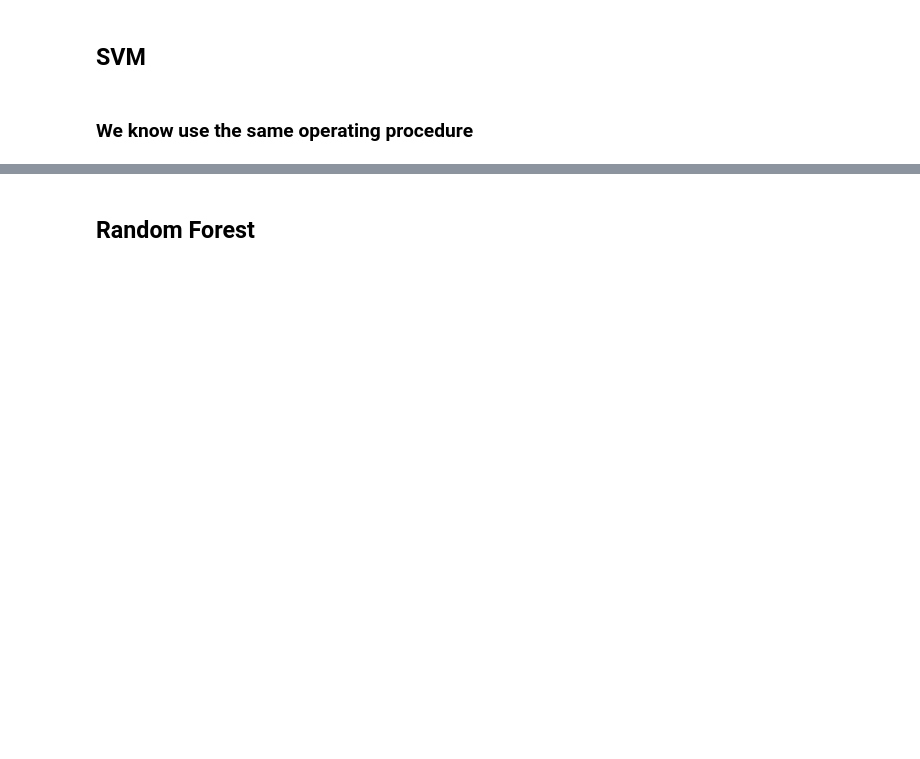
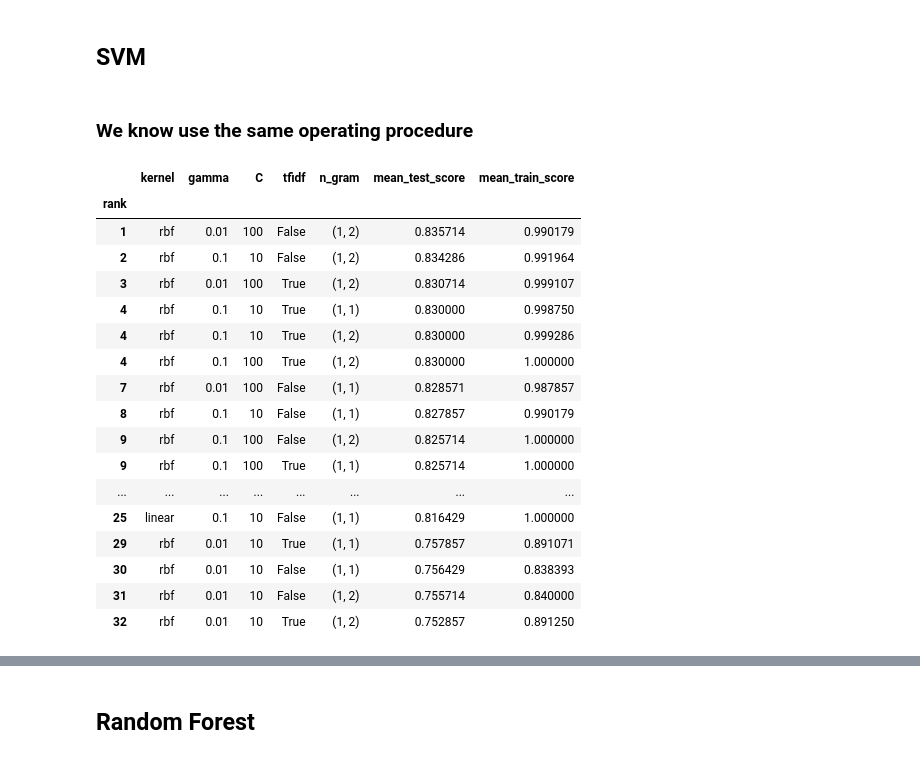
Before and after one commit to Poudingue/SML-review-polarity, a Jupyter notebook: SML_Cusson_Marmoret_Notebook.ipynb, the cells around one changed output, grey strips where cells are left out. Cells and saved outputs as stored; diff of their text form; code cells hidden in the pictures; blank space fills up the shorter version.

```diff
--- a/SML_Cusson_Marmoret_Notebook.ipynb
+++ b/SML_Cusson_Marmoret_Notebook.ipynb
@@ -140,33 +171,53 @@ print("Under ROC curve area : " + str(metrics.roc_auc_score(test_bayse_predictio
 # %%
 # Fitting
 pipeline_svm = Pipeline([('vect', CountVectorizer(stop_words='english', min_df=0.01, analyzer = "word")),
                      ('tfidf', TfidfTransformer()),
                      ('svc', SVC()),
                     ])
 
 parameters_svm = {'tfidf__use_idf': (True, False),
                   'vect__ngram_range': [(1, 1), (1, 2)],
                   'svc__kernel': ['linear','rbf'],
                   'svc__gamma': [0.1, 0.01],
                   'svc__C': [10, 100],
 }
 
-GridSearchSVM = GridSearchCV(pipeline_svm, parameters_svm, n_jobs=-1, cv=KFold(n_splits=5, random_state=0))
+GridSearchSVM = GridSearchCV(pipeline_svm, parameters_svm, n_jobs=-1, cv=KFold(n_splits=5, random_state=0), return_train_score=True)
 
 GridSearchSVM.fit(train_set_unlabeled, train_labels)
 
+# Get the results
 results_SVM = GridSearchSVM.cv_results_
 
 comparison_results = pd.DataFrame({"rank":results_SVM['rank_test_score'],
                                   "kernel":results_SVM["param_svc__kernel"],
                                   "gamma":results_SVM["param_svc__gamma"],
                                   "C":results_SVM["param_svc__C"],
                                   "tfidf":results_SVM["param_tfidf__use_idf"],
                                   "n_gram":results_SVM["param_vect__ngram_range"],
                                   "mean_test_score":results_SVM["mean_test_score"],
                                   "mean_train_score":results_SVM["mean_train_score"]}).set_index("rank")
 
 comparison_results.sort_values('rank', ascending=True)
+# %% [output]
+|  | kernel | gamma | C | tfidf | n_gram | mean_test_score | mean_train_score |
+| rank |  |  |  |  |  |  |  |
+| 1 | rbf | 0.01 | 100 | False | (1, 2) | 0.835714 | 0.990179 |
+| 2 | rbf | 0.1 | 10 | False | (1, 2) | 0.834286 | 0.991964 |
+| 3 | rbf | 0.01 | 100 | True | (1, 2) | 0.830714 | 0.999107 |
+| 4 | rbf | 0.1 | 10 | True | (1, 1) | 0.830000 | 0.998750 |
+| 4 | rbf | 0.1 | 10 | True | (1, 2) | 0.830000 | 0.999286 |
+| 4 | rbf | 0.1 | 100 | True | (1, 2) | 0.830000 | 1.000000 |
+| 7 | rbf | 0.01 | 100 | False | (1, 1) | 0.828571 | 0.987857 |
+| 8 | rbf | 0.1 | 10 | False | (1, 1) | 0.827857 | 0.990179 |
+| 9 | rbf | 0.1 | 100 | False | (1, 2) | 0.825714 | 1.000000 |
+| 9 | rbf | 0.1 | 100 | True | (1, 1) | 0.825714 | 1.000000 |
+| ... | ... | ... | ... | ... | ... | ... | ... |
+| 25 | linear | 0.1 | 10 | False | (1, 1) | 0.816429 | 1.000000 |
+| 29 | rbf | 0.01 | 10 | True | (1, 1) | 0.757857 | 0.891071 |
+| 30 | rbf | 0.01 | 10 | False | (1, 1) | 0.756429 | 0.838393 |
+| 31 | rbf | 0.01 | 10 | False | (1, 2) | 0.755714 | 0.840000 |
+| 32 | rbf | 0.01 | 10 | True | (1, 2) | 0.752857 | 0.891250 |
 # %%
 # Best estimator
 for param_name in sorted(parameters_svm.keys()):
```
Also changed, not shown: parts of 12 cells of this notebook.
